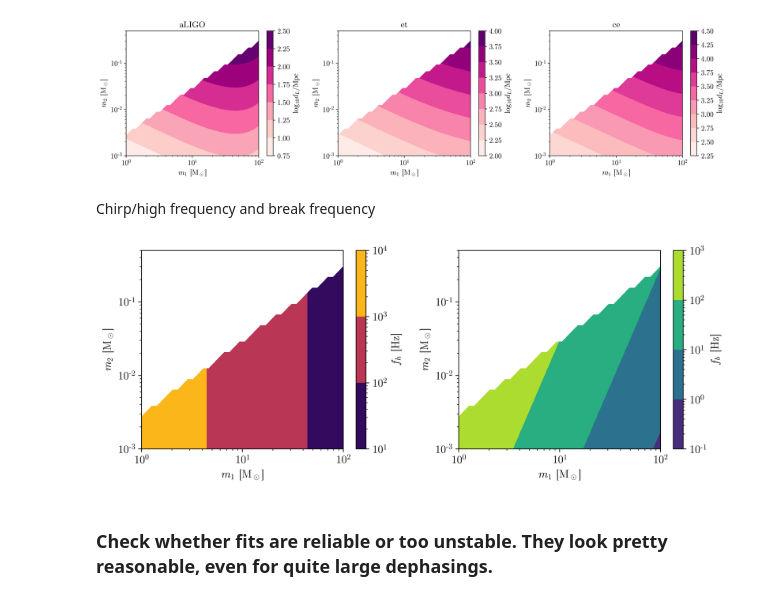
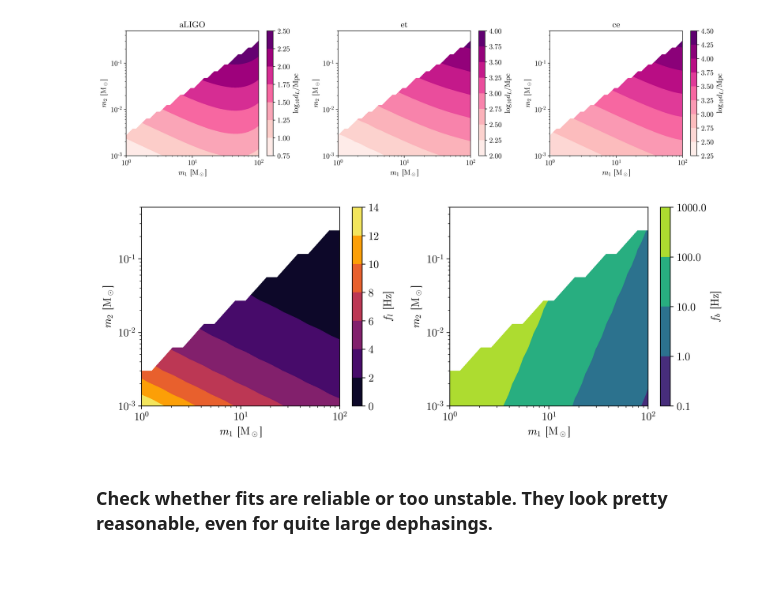
Before and after one commit to adam-coogan/pydd, a Jupyter notebook: notebooks/earth-based.ipynb, the cells around one changed output. Drawn from its saved outputs; the diff is of its cells as text; code cells hidden in the pictures; blank space fills up the shorter version.

```diff
--- a/notebooks/earth-based.ipynb
+++ b/notebooks/earth-based.ipynb
@@ -74,8 +75,6 @@ def get_statistics(
     m_2: float,
     S_n: Callable[[jnp.ndarray], jnp.ndarray],
     f_range: Tuple[float, float],
-    rho_s: float = rho_s_pbh,
-    gamma_s: float = gamma_s_pbh,
     snr_thresh: float = 12,
     t_to_h_max: float = 1 * YR,
 ) -> Dict[str, jnp.ndarray]:
@@ -86,7 +85,6 @@ def get_statistics(
     - m_1, m_2: black hole masses [kg].
     - S_n: noise PSD.
     - f_range: support of S_n.
-    - rho_6, gamma_s: initial spike parameters [kg / m^3, 1]. Default to PBH ones.
     - snr_thresh: target SNR. Used to compute distance to binary.
     - t_to_h_max: max duration for which signal can be measured [s].
 
@@ -109,15 +107,16 @@ def get_statistics(
     if m_2 / m_1 > 10 ** (-2.5):
         return result
 
-    rho_6 = get_rho_6(rho_s, m_1, gamma_s)
-    f_l, result["t_to_h"] = get_fl_ttoh(m_1, m_2, rho_6, gamma_s, f_range, t_to_h_max)
+    rho_6 = get_rho_6_pbh(m_1)
+
+    f_l, result["t_to_h"] = get_fl_ttoh(m_1, m_2, rho_6, gamma_s_pbh, f_range, t_to_h_max)
     f_h = min(get_f_isco(m_1), f_range[1])
     result["f_l"] = f_l
     result["f_h"] = f_h
 
-    result["dL"] = get_dL(m_1, m_2, rho_6, gamma_s, S_n, f_l, f_h, snr_thresh)
+    result["dL"] = get_dL(m_1, m_2, rho_6, gamma_s_pbh, S_n, f_l, f_h, snr_thresh)
 
-    dd = make_dynamic_dress(m_1, m_2, rho_6, gamma_s, dL=result["dL"])
+    dd = make_dynamic_dress(m_1, m_2, rho_6, gamma_s_pbh, dL=result["dL"])
     vb_0 = convert(dd, VacuumBinary)
 
     # Basic information
@@ -154,6 +152,12 @@ detector = path.split("-")[0]
+# %%
+MINUTE = 60
+HOUR = MINUTE * 60
+DAY = HOUR * 24
+WEEK = DAY * 7
+MONTH = 4 * WEEK  # roughly :]
 # %%
-m_1_g = jnp.geomspace(1 * MSUN, 100 * MSUN, 40)
-m_2_g = jnp.geomspace(1e-3 * MSUN, 5e-1 * MSUN, 38)
+m_1_g = jnp.geomspace(1 * MSUN, 100 * MSUN, 20)
+m_2_g = jnp.geomspace(1e-3 * MSUN, 5e-1 * MSUN, 18)
 m_1_mg, m_2_mg = jnp.meshgrid(m_1_g, m_2_g)
 m_1s, m_2s = m_1_mg.flatten(), m_2_mg.flatten()
 f_range = eval(f"f_range_{detector}")
@@ -161,7 +165,7 @@ S_n = eval(f"S_n_{detector}")
 
 results = []
 for (m_1, m_2) in tqdm(list(zip(m_1s, m_2s))):
-    results.append(get_statistics(m_1, m_2, S_n, f_range))
+    results.append(get_statistics(m_1, m_2, S_n, f_range, t_to_h_max=HOUR))
 
 results = {
     k: jnp.array([r[k] for r in results]).reshape((len(m_2_g), len(m_1_g)))
@@ -292,0 +317,10 @@ WARNING:matplotlib.backends.backend_pdf:'cmunrm.otf' can not be subsetted into a
+# %%
+cs = plt.contourf(m_1_g / MSUN, m_2_g / MSUN, jnp.log10(results["N_to_h"]))
+plt.colorbar(cs, label=r"$\log_{10} N_{\to \mathrm{h}}$")
+plt.xscale("log")
+plt.yscale("log")
+plt.xlabel(r"$m_1$ [M$_\odot$]")
+plt.ylabel(r"$m_2$ [M$_\odot$]")
+
+fig.tight_layout()
+plt.title("ET, 1 day observation")
@@ -316,43 +361,41 @@ for ax, telescope in zip(axs, ["aLIGO", "et", "ce"]):
 fig.tight_layout()
 # %% [output]
 [figure]
-# %% [markdown]
-Chirp/high frequency and break frequency
 # %%
 fig, axes = plt.subplots(1, 2, figsize=(10, 4))
 
 ax = axes[0]
 cs = ax.contourf(
     m_1_g / MSUN,
     m_2_g / MSUN,
-    results["f_h"],
-    locator=ticker.LogLocator(),
+    results["f_l"],
+#     locator=ticker.LogLocator(),
 #     levels=jnp.geomspace(1e1, 1e4, 10),
     cmap="inferno",
 )
-plt.colorbar(cs, ax=ax, label=r"$f_h$ [Hz]")
+plt.colorbar(cs, ax=ax, label=r"$f_l$ [Hz]")
 
 ax = axes[1]
 f_bs = jnp.vectorize(lambda m_1, m_2: get_f_b(m_1, m_2, gamma_s_pbh))(m_1_mg, m_2_mg)
 cs = ax.contourf(
     m_1_g / MSUN,
     m_2_g / MSUN,
     f_bs * (m_2_mg / m_1_mg < 10**(-2.5)),
     locator=ticker.LogLocator(),
 #     levels=jnp.geomspace(1e-1, 1e4, 11),
 #     cmap="cividis",
 )
 plt.colorbar(cs, ax=ax, label=r"$f_b$ [Hz]")
 
 for ax in axes:
     ax.set_xscale("log")
     ax.set_yscale("log")
     ax.set_xlabel(r"$m_1$ [M$_\odot$]")
     ax.set_ylabel(r"$m_2$ [M$_\odot$]")
 
 fig.tight_layout()
 # %% [output]
-[figure, old version]
+[figure, new version]
 # %% [markdown]
 ### Check whether fits are reliable or too unstable. They look pretty reasonable, even for quite large dephasings.
 # %%
```
Also changed, not shown: parts of 10 cells of this notebook, 41 other files.
